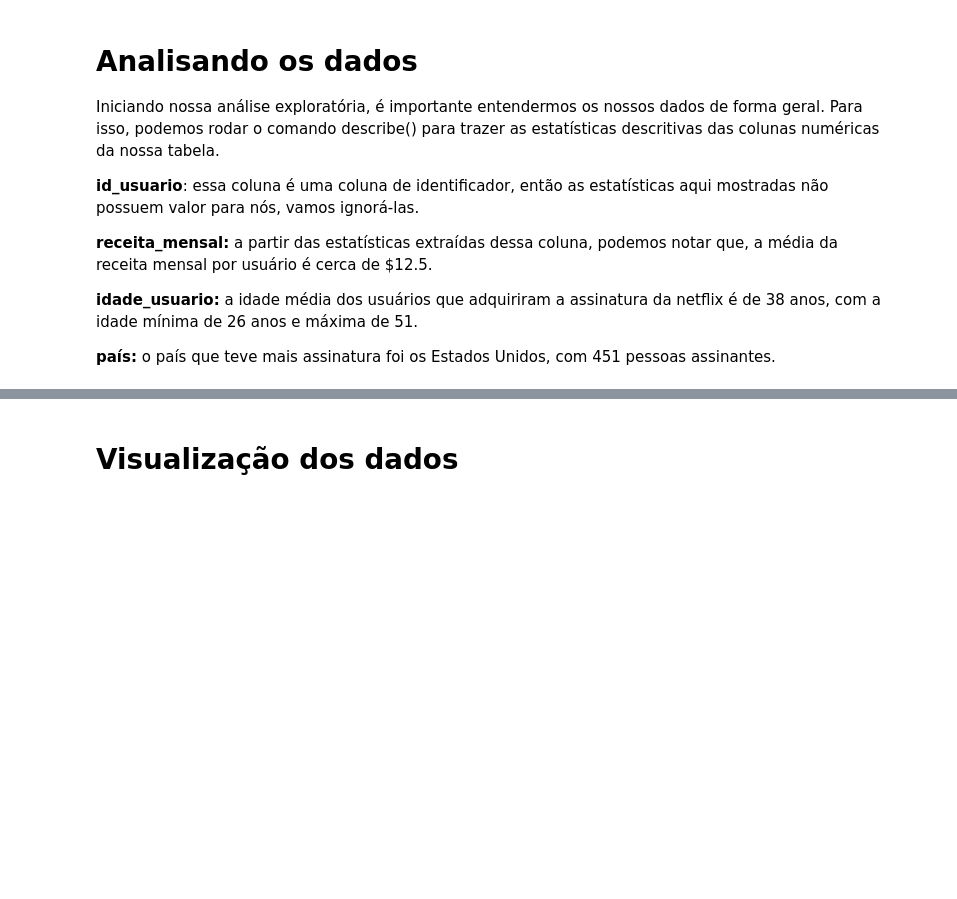
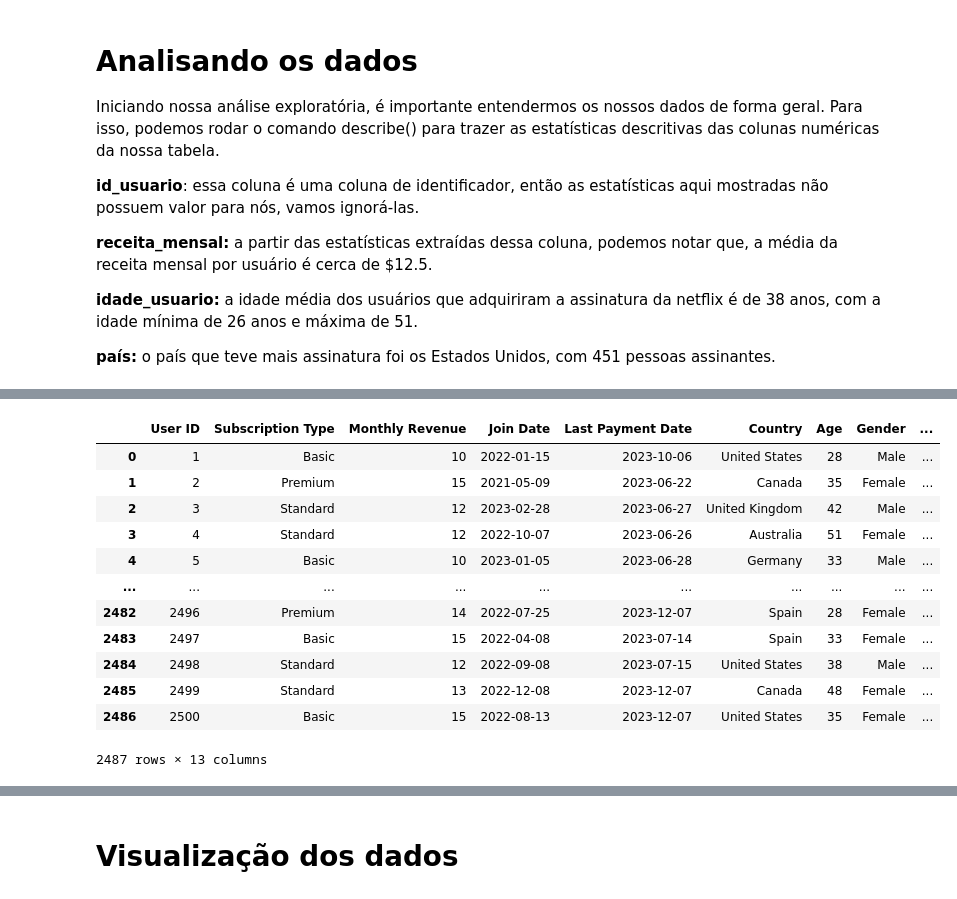
Before and after one commit to reprograma/on26-python-s14-analise-de-dados, a Jupyter notebook: material/aula_s14_parte1.ipynb, the cells around one changed output, grey strips where cells are left out. Saved outputs shown, nothing was run; the diff lists cells and outputs as text; code cells hidden in the pictures; blank space fills up the shorter version.

```diff
--- a/material/aula_s14_parte1.ipynb
+++ b/material/aula_s14_parte1.ipynb
@@ -212,19 +391,32 @@ pais_usuario_perc
 # %%
 # Vamos criar intervalos de idade para entender melhor nossos usuários?
 # Iremos criar categorias de idades com o intervalo de 4 em 4 anos.
 # ou seja, 20-24, 25-29, 30-34, 35-39, 40-44, 45-49, 50-54, 55-59, +60
 
 df_netflix.loc[df_netflix['Age'] < 25, 'grupo_idade'] = '20-24'
 df_netflix.loc[(df_netflix['Age'] >= 25) & (df_netflix['Age'] < 30), 'grupo_idade'] = '25-29'
 df_netflix.loc[(df_netflix['Age'] >= 30) & (df_netflix['Age'] < 35), 'grupo_idade'] = '30-34'
 df_netflix.loc[(df_netflix['Age'] >= 35) & (df_netflix['Age'] < 40), 'grupo_idade'] = '35-39'
 df_netflix.loc[(df_netflix['Age'] >= 40) & (df_netflix['Age'] < 45), 'grupo_idade'] = '40-44'
 df_netflix.loc[(df_netflix['Age'] >= 45) & (df_netflix['Age'] < 50), 'grupo_idade'] = '45-49'
 df_netflix.loc[(df_netflix['Age'] >= 50) & (df_netflix['Age'] < 55), 'grupo_idade'] = '50-54'
-df_netflix.loc[(df_netflix['Age'] >= 55) & (df_netflix['Age'] < 60), 'grupo_idade'] = '54-59'
+df_netflix.loc[(df_netflix['Age'] >= 55) & (df_netflix['Age'] < 60), 'grupo_idade'] = '55-59'
 df_netflix.loc[df_netflix['Age'] >= 60, 'grupo_idade'] = '60+'
-
 df_netflix
+# %% [output]
+|  | User ID | Subscription Type | Monthly Revenue | Join Date | Last Payment Date | Country | Age | Gender | ... |
+| 0 | 1 | Basic | 10 | 2022-01-15 | 2023-10-06 | United States | 28 | Male | ... |
+| 1 | 2 | Premium | 15 | 2021-05-09 | 2023-06-22 | Canada | 35 | Female | ... |
+| 2 | 3 | Standard | 12 | 2023-02-28 | 2023-06-27 | United Kingdom | 42 | Male | ... |
+| 3 | 4 | Standard | 12 | 2022-10-07 | 2023-06-26 | Australia | 51 | Female | ... |
+| 4 | 5 | Basic | 10 | 2023-01-05 | 2023-06-28 | Germany | 33 | Male | ... |
+| ... | ... | ... | ... | ... | ... | ... | ... | ... | ... |
+| 2482 | 2496 | Premium | 14 | 2022-07-25 | 2023-12-07 | Spain | 28 | Female | ... |
+| 2483 | 2497 | Basic | 15 | 2022-04-08 | 2023-07-14 | Spain | 33 | Female | ... |
+| 2484 | 2498 | Standard | 12 | 2022-09-08 | 2023-07-15 | United States | 38 | Male | ... |
+| 2485 | 2499 | Standard | 13 | 2022-12-08 | 2023-12-07 | Canada | 48 | Female | ... |
+| 2486 | 2500 | Basic | 15 | 2022-08-13 | 2023-12-07 | United States | 35 | Female | ... |
+2487 rows × 13 columns
 # %%
 # com o grupo de idades feito, qual será a faixa etária mais recorrente?
 grupo_idade = df_netflix["grupo_idade"].value_counts()
```
Also changed, not shown: parts of 28 cells of this notebook.
